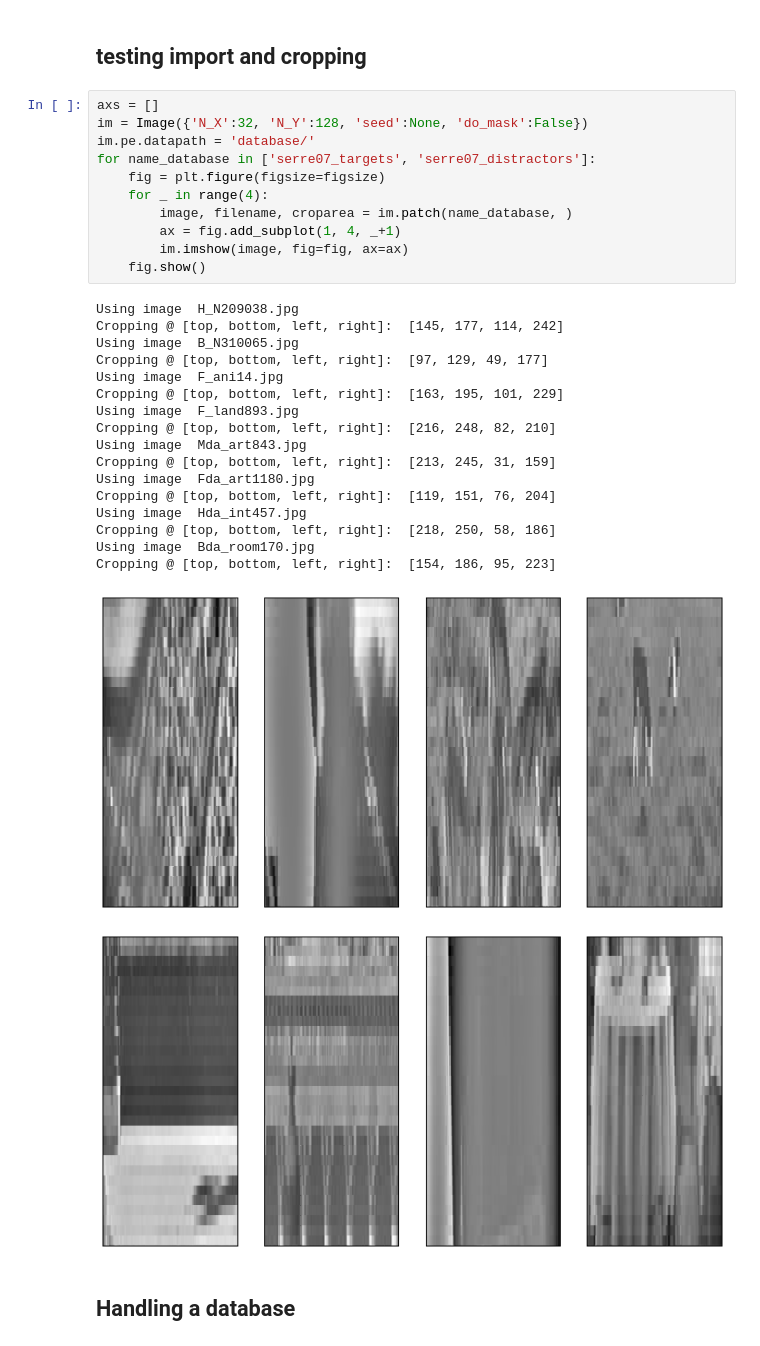
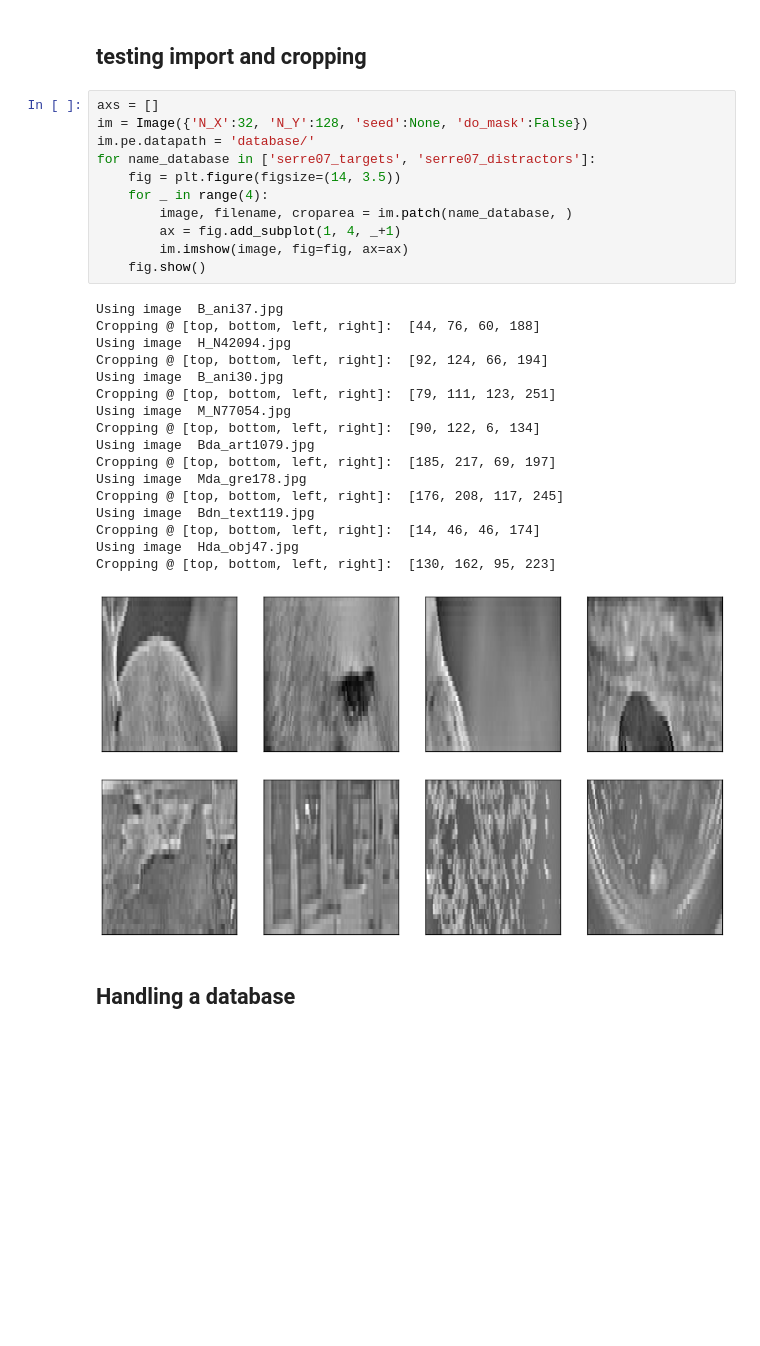
Before and after one commit to bicv/SLIP, a Jupyter notebook: test_SLIP.ipynb, the cells around one changed output. Cells and saved outputs as stored; diff of their text form; blank space fills up the shorter version.

```diff
--- a/test_SLIP.ipynb
+++ b/test_SLIP.ipynb
@@ -237,33 +235,33 @@ _ = im.show_spectrum(image)
 # %%
 axs = []
 im = Image({'N_X':32, 'N_Y':128, 'seed':None, 'do_mask':False})
 im.pe.datapath = 'database/'
 for name_database in ['serre07_targets', 'serre07_distractors']:
-    fig = plt.figure(figsize=figsize)
+    fig = plt.figure(figsize=(14, 3.5))
     for _ in range(4):
         image, filename, croparea = im.patch(name_database, )
         ax = fig.add_subplot(1, 4, _+1)
         im.imshow(image, fig=fig, ax=ax)
     fig.show()
 # %% [output]
-Using image  H_N209038.jpg
-Cropping @ [top, bottom, left, right]:  [145, 177, 114, 242]
-Using image  B_N310065.jpg
-Cropping @ [top, bottom, left, right]:  [97, 129, 49, 177]
-Using image  F_ani14.jpg
-Cropping @ [top, bottom, left, right]:  [163, 195, 101, 229]
-Using image  F_land893.jpg
-Cropping @ [top, bottom, left, right]:  [216, 248, 82, 210]
-Using image  Mda_art843.jpg
-Cropping @ [top, bottom, left, right]:  [213, 245, 31, 159]
-Using image  Fda_art1180.jpg
-Cropping @ [top, bottom, left, right]:  [119, 151, 76, 204]
-Using image  Hda_int457.jpg
-Cropping @ [top, bottom, left, right]:  [218, 250, 58, 186]
-Using image  Bda_room170.jpg
-Cropping @ [top, bottom, left, right]:  [154, 186, 95, 223]
+Using image  B_ani37.jpg
+Cropping @ [top, bottom, left, right]:  [44, 76, 60, 188]
+Using image  H_N42094.jpg
+Cropping @ [top, bottom, left, right]:  [92, 124, 66, 194]
+Using image  B_ani30.jpg
+Cropping @ [top, bottom, left, right]:  [79, 111, 123, 251]
+Using image  M_N77054.jpg
+Cropping @ [top, bottom, left, right]:  [90, 122, 6, 134]
+Using image  Bda_art1079.jpg
+Cropping @ [top, bottom, left, right]:  [185, 217, 69, 197]
+Using image  Mda_gre178.jpg
+Cropping @ [top, bottom, left, right]:  [176, 208, 117, 245]
+Using image  Bdn_text119.jpg
+Cropping @ [top, bottom, left, right]:  [14, 46, 46, 174]
+Using image  Hda_obj47.jpg
+Cropping @ [top, bottom, left, right]:  [130, 162, 95, 223]
-[figure, old version]
+[figure, new version]
-[figure, old version]
+[figure, new version]
 # %% [markdown]
 ## Handling a database
 # %%
```
Also changed, not shown: parts of 18 cells of this notebook.
